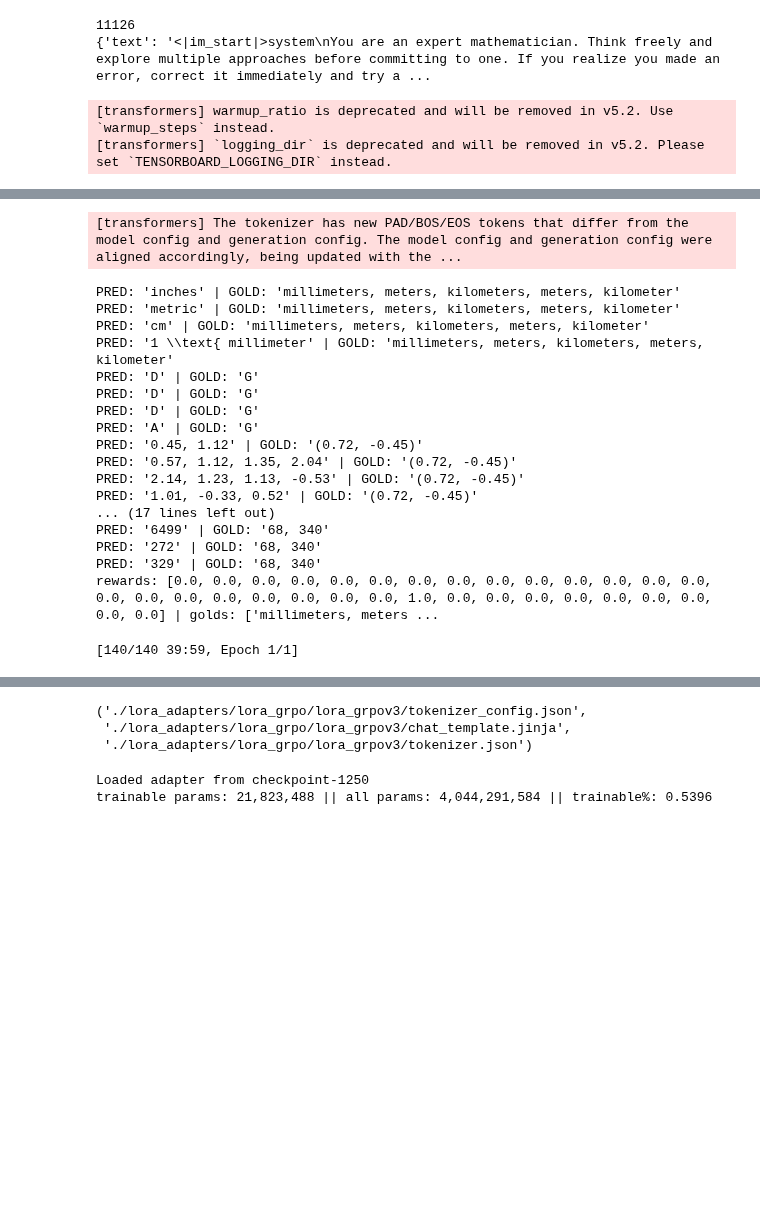
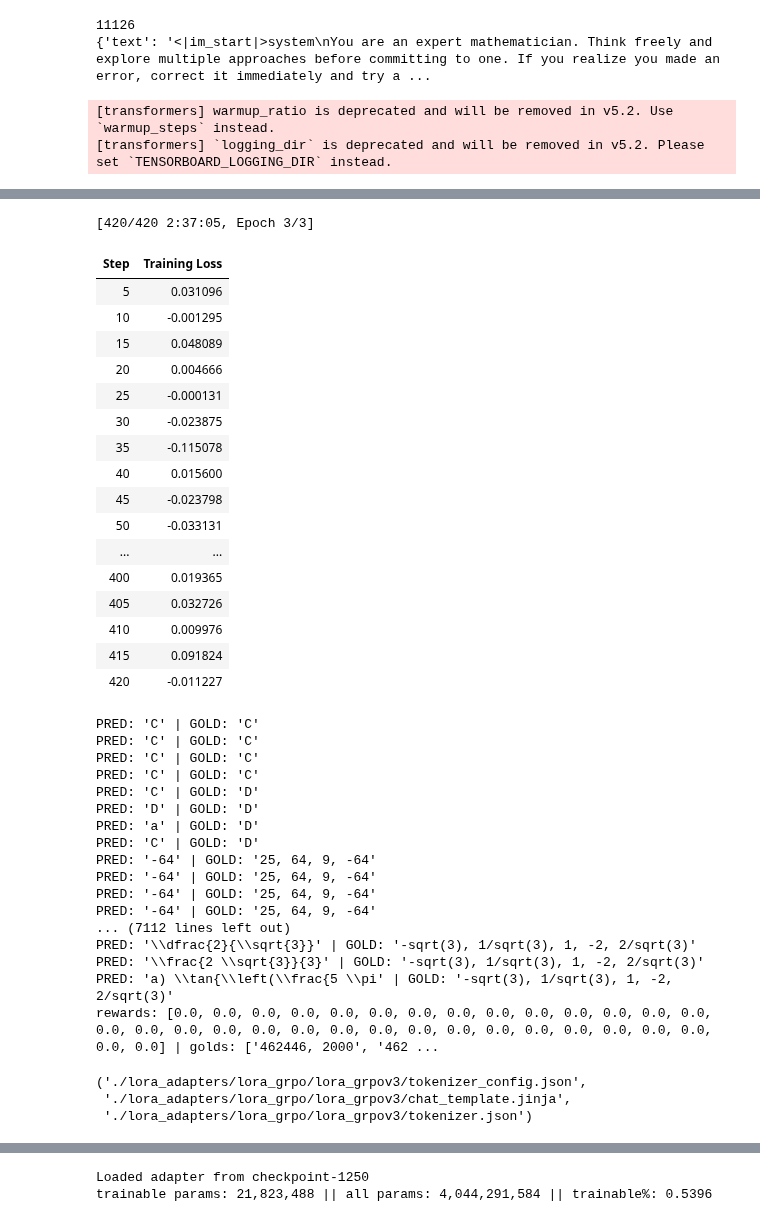
Before and after one commit to arugoa/151B_SP26_Competition, a Jupyter notebook: starter_code_cse151b_comp.ipynb, the cells around one changed output, grey strips where cells are left out. Saved outputs shown, nothing was run; the diff lists cells and outputs as text; code cells hidden in the pictures; blank space fills up the shorter version.

Commit message:
reran on 3 epoch and altered parametrs, grpov4, testing soon with private set

```diff
--- a/starter_code_cse151b_comp.ipynb
+++ b/starter_code_cse151b_comp.ipynb
@@ -847,7 +847,7 @@ def make_grpo_dataset(hf_dataset):
         token_ids = tokenizer(
             prompt_text,
             truncation=True,
-            max_length=256,
+            max_length=2048,
             add_special_tokens=False,
         ).input_ids
         prompt_text = tokenizer.decode(token_ids, skip_special_tokens=False)
@@ -902,7 +902,7 @@ def extract_boxed(text: str) -> str:
 def math_accuracy_reward(completions, answer, question_type, **kwargs):
     rewards = []
     for completion, gold, qtype in zip(completions, answer, question_type):
-        pred = extract_boxed(completion)
+        pred = extract_boxed(completion).strip().strip("\n").strip()
         print(f"PRED: {repr(pred[:50])} | GOLD: {repr(gold[:50])}")  # ← add here
         if qtype:
             correct = pred.upper() == gold.strip().upper()
@@ -1004,7 +1004,7 @@ grpo_config = GRPOConfig(
     per_device_train_batch_size=1,
     gradient_accumulation_steps=32,
     learning_rate=5e-6,
-    num_train_epochs=1,
+    num_train_epochs=3,
     warmup_ratio=0.05,
     bf16=True,
     optim="adamw_8bit",
@@ -1012,6 +1012,7 @@ grpo_config = GRPOConfig(
     dataloader_num_workers=0,
     logging_steps=5,
     save_strategy="no",
+    #save_steps=25,
     logging_dir="./logs/grpo",
     beta=0.0,
     epsilon=0.1,
@@ -1019,6 +1020,8 @@ grpo_config = GRPOConfig(
 
 gc.collect()
 torch.cuda.empty_cache()
+
+model.gradient_checkpointing_disable()
 
 grpo_trainer = GRPOTrainer(
     model=model,
@@ -1039,19 +1058,38 @@ GRPO dataset size: 1126
-[transformers] The tokenizer has new PAD/BOS/EOS tokens that differ from the model config and generation config. The model config and generation config were aligned accordingly, being updated with the ...
+[420/420 2:37:05, Epoch 3/3]
+| Step | Training Loss |
+| 5 | 0.031096 |
+| 10 | -0.001295 |
+| 15 | 0.048089 |
+| 20 | 0.004666 |
+| 25 | -0.000131 |
+| 30 | -0.023875 |
+| 35 | -0.115078 |
+| 40 | 0.015600 |
+| 45 | -0.023798 |
+| 50 | -0.033131 |
+| ... | ... |
+| 400 | 0.019365 |
+| 405 | 0.032726 |
+| 410 | 0.009976 |
+| 415 | 0.091824 |
+| 420 | -0.011227 |
-PRED: 'inches' | GOLD: 'millimeters, meters, kilometers, meters, kilometer'
-PRED: 'metric' | GOLD: 'millimeters, meters, kilometers, meters, kilometer'
-PRED: 'cm' | GOLD: 'millimeters, meters, kilometers, meters, kilometer'
-PRED: '1 \\text{ millimeter' | GOLD: 'millimeters, meters, kilometers, meters, kilometer'
-PRED: 'D' | GOLD: 'G'
-PRED: 'D' | GOLD: 'G'
-PRED: 'D' | GOLD: 'G'
-PRED: 'A' | GOLD: 'G'
-PRED: '0.45, 1.12' | GOLD: '(0.72, -0.45)'
-PRED: '0.57, 1.12, 1.35, 2.04' | GOLD: '(0.72, -0.45)'
-PRED: '2.14, 1.23, 1.13, -0.53' | GOLD: '(0.72, -0.45)'
-PRED: '1.01, -0.33, 0.52' | GOLD: '(0.72, -0.45)'
-... (17 lines left out)
-PRED: '6499' | GOLD: '68, 340'
-PRED: '272' | GOLD: '68, 340'
-PRED: '329' | GOLD: '68, 340'
-rewards: [0.0, 0.0, 0.0, 0.0, 0.0, 0.0, 0.0, 0.0, 0.0, 0.0, 0.0, 0.0, 0.0, 0.0, 0.0, 0.0, 0.0, 0.0, 0.0, 0.0, 0.0, 0.0, 1.0, 0.0, 0.0, 0.0, 0.0, 0.0, 0.0, 0.0, 0.0, 0.0] | golds: ['millimeters, meters ...
+PRED: 'C' | GOLD: 'C'
+PRED: 'C' | GOLD: 'C'
+PRED: 'C' | GOLD: 'C'
+PRED: 'C' | GOLD: 'C'
+PRED: 'C' | GOLD: 'D'
+PRED: 'D' | GOLD: 'D'
+PRED: 'a' | GOLD: 'D'
+PRED: 'C' | GOLD: 'D'
+PRED: '-64' | GOLD: '25, 64, 9, -64'
+PRED: '-64' | GOLD: '25, 64, 9, -64'
+PRED: '-64' | GOLD: '25, 64, 9, -64'
+PRED: '-64' | GOLD: '25, 64, 9, -64'
+... (7112 lines left out)
+PRED: '\\dfrac{2}{\\sqrt{3}}' | GOLD: '-sqrt(3), 1/sqrt(3), 1, -2, 2/sqrt(3)'
+PRED: '\\frac{2 \\sqrt{3}}{3}' | GOLD: '-sqrt(3), 1/sqrt(3), 1, -2, 2/sqrt(3)'
+PRED: 'a) \\tan{\\left(\\frac{5 \\pi' | GOLD: '-sqrt(3), 1/sqrt(3), 1, -2, 2/sqrt(3)'
+rewards: [0.0, 0.0, 0.0, 0.0, 0.0, 0.0, 0.0, 0.0, 0.0, 0.0, 0.0, 0.0, 0.0, 0.0, 0.0, 0.0, 0.0, 0.0, 0.0, 0.0, 0.0, 0.0, 0.0, 0.0, 0.0, 0.0, 0.0, 0.0, 0.0, 0.0, 0.0, 0.0] | golds: ['462446, 2000', '462 ...
-[140/140 39:59, Epoch 1/1]
+('./lora_adapters/lora_grpo/lora_grpov3/tokenizer_config.json',
+ './lora_adapters/lora_grpo/lora_grpov3/chat_template.jinja',
+ './lora_adapters/lora_grpo/lora_grpov3/tokenizer.json')
@@ -1092,6 +1096,3 @@ rewards: [0.0, 0.0, 0.0, 0.0, 1.0, 0.0, 1.0, 0.0, 0.0, 0.0, 0.0, 0.0, 0.0, 0.0,
-('./lora_adapters/lora_grpo/lora_grpov3/tokenizer_config.json',
- './lora_adapters/lora_grpo/lora_grpov3/chat_template.jinja',
- './lora_adapters/lora_grpo/lora_grpov3/tokenizer.json')
 # %%
 from peft import PeftModel
 
```
Also changed, not shown: parts of 1 cell of this notebook.
